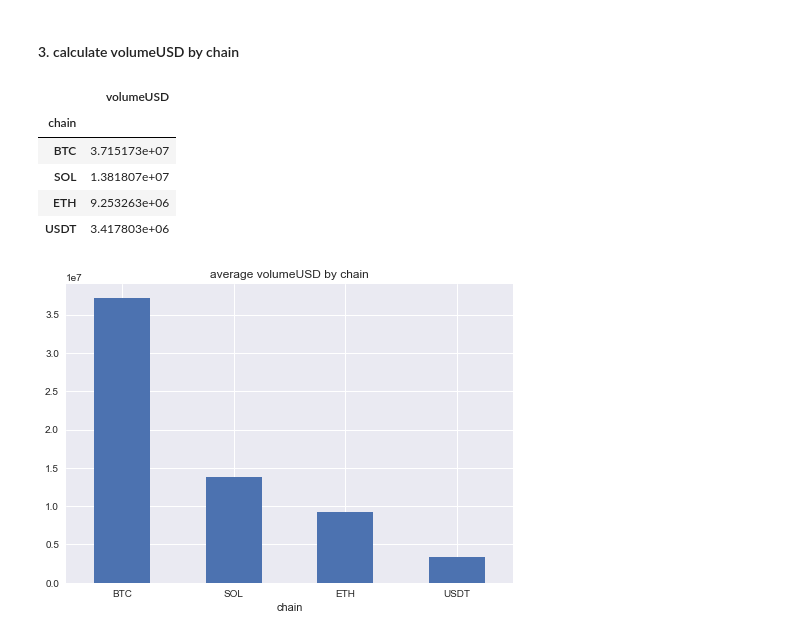
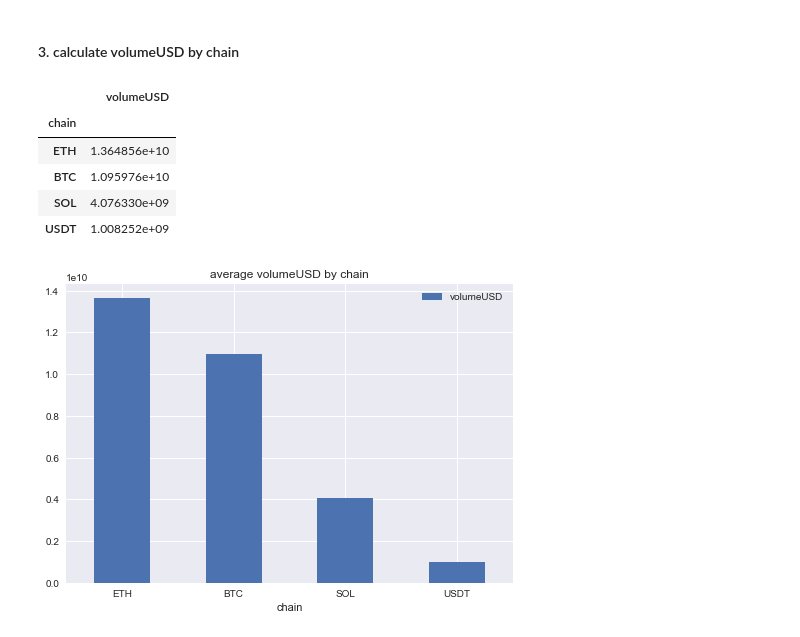
Before and after one commit to FranktheTank123/UCB-MFE-python-preprogram, a Jupyter notebook: Homeworks/HW3/yifan_zhang/homework_3.ipynb, the cells around one changed output. Saved outputs shown, nothing was run; the diff lists cells and outputs as text; code cells hidden in the pictures.

```diff
--- a/Homeworks/HW3/yifan_zhang/homework_3.ipynb
+++ b/Homeworks/HW3/yifan_zhang/homework_3.ipynb
@@ -14,7 +14,7 @@ pd.set_option('display.max_columns',None)
 # %% [markdown]
 #### 1. Load data from csv
 # %%
-file_path = '../../Lectures/Lecture 3/data/hw3.csv'
+file_path = '../../../Lectures/Lecture 3/data/hw3.csv'
 
 data = pd.read_csv(file_path)
 # %%
@@ -305,17 +305,16 @@ feature_plot(clean_data, 'close')
 # %%
 clean_data['volumeUSD'] = clean_data['volume'] * clean_data['close']
 # %%
-clean_data.groupby('chain')['volumeUSD'].mean().sort_values(ascending=False).to_frame()
+volumeUSD_by_chain = clean_data.groupby('chain')['volumeUSD'].sum().sort_values(ascending=False).to_frame()
+volumeUSD_by_chain
 # %% [output]
 |  | volumeUSD |
 | chain |  |
-| BTC | 3.715173e+07 |
-| SOL | 1.381807e+07 |
-| ETH | 9.253263e+06 |
-| USDT | 3.417803e+06 |
+| ETH | 1.364856e+10 |
+| BTC | 1.095976e+10 |
+| SOL | 4.076330e+09 |
+| USDT | 1.008252e+09 |
 # %%
-fig = clean_data.groupby('chain')['volumeUSD'].mean().sort_values(ascending=False).plot(kind='bar',
-                                                                                        rot=0,
-                                                                                        title='average volumeUSD by chain')
+fig = volumeUSD_by_chain.plot(kind='bar', rot=0, title='average volumeUSD by chain')
 # %% [output]
-[figure, old version]
+[figure, new version]
```
Also changed, not shown: parts of 2 cells of this notebook.
